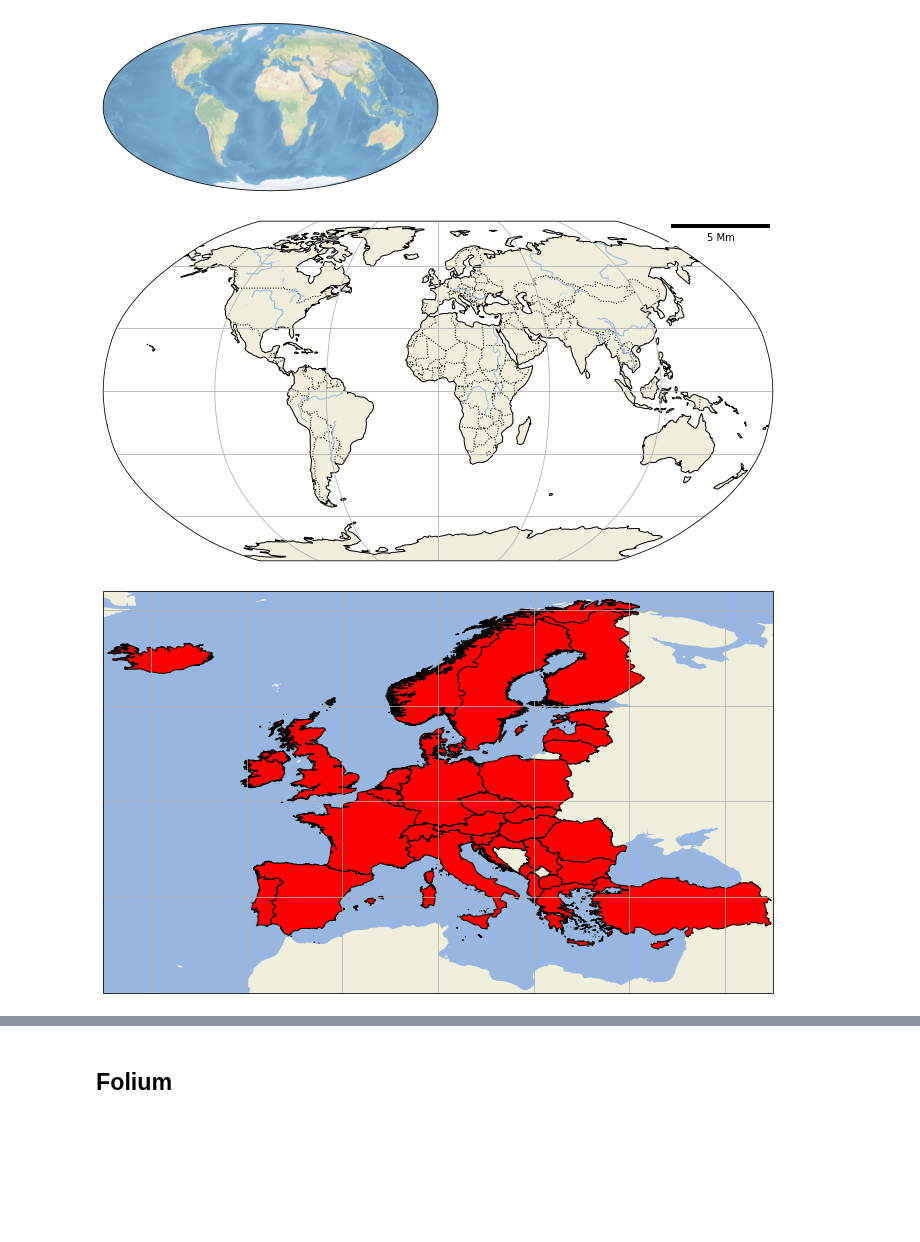
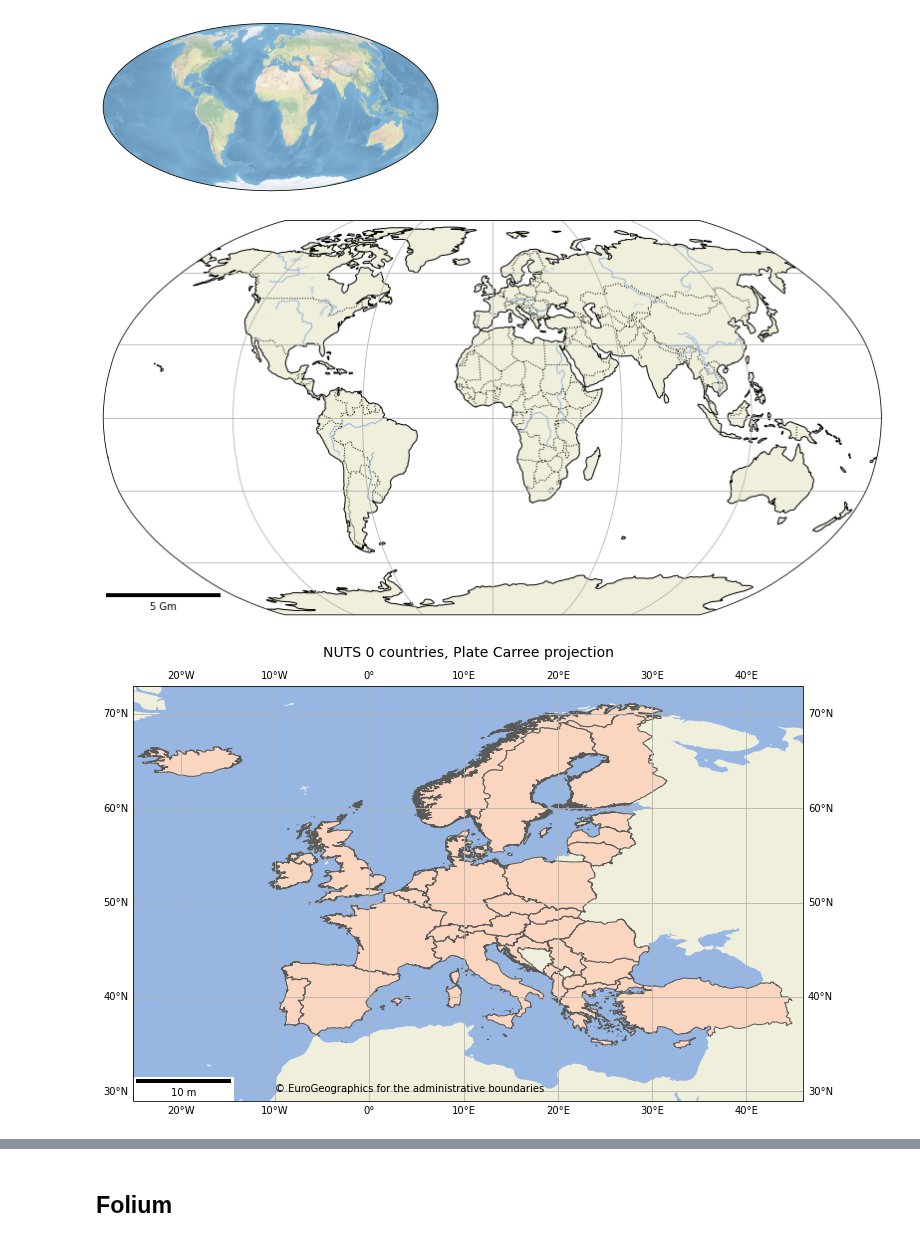
Before and after one commit to GISAdamToth/ArcGIS_Notebooks_thesis, a Jupyter notebook: mapping libraries/mapping_libraries.ipynb, the cells around one changed output, grey strips where cells are left out. Cells and saved outputs as stored; diff of their text form; code cells hidden in the pictures; blank space fills up the shorter version.

```diff
--- a/mapping libraries/mapping_libraries.ipynb
+++ b/mapping libraries/mapping_libraries.ipynb
@@ -47,12 +47,12 @@ else:
 # %% [output]
 NUTS0 geojson file has already been downloaded.
 # %%
-gdf_from_geojson = geopandas.read_file(file_path)
+gdf_from_geojson = gpd.read_file(file_path)
 nuts0_exploded = gdf_from_geojson.explode(index_parts=True)
 nuts0_gdf = nuts0_exploded.cx[-15:, 34:70]
 nuts0_gdf = nuts0_gdf.dissolve(by="NAME_LATN")
 ax = nuts0_gdf.plot(figsize=(8, 8))
-_ = ax.set_xlabel('© EuroGeographics for the administrative boundaries', fontsize = 12, labelpad = 12.0)
+_ = ax.set_xlabel('© EuroGeographics for the administrative boundaries', fontsize=12, labelpad=12.0)
 # %% [output]
 [figure]
 # %% [markdown]
@@ -71,7 +71,7 @@ plt.show()
 # %% [output]
 [figure]
 # %%
-fig = plt.figure(figsize=(12,8))
+fig = plt.figure(figsize=(14,10))
 ax = fig.add_subplot(1, 1, 1, projection=ccrs.Robinson())
 
 ax.add_feature(cfeature.LAND)
@@ -81,35 +81,38 @@ ax.add_feature(cfeature.BORDERS, linestyle=':')
 ax.add_feature(cfeature.LAKES, alpha=0.5)
 ax.add_feature(cfeature.RIVERS)
 ax.gridlines()
-ax.add_artist(ScaleBar(0.001, "km"))
+ax.add_artist(ScaleBar(dx=1, units="km", location="lower left", width_fraction=0.01, length_fraction=0.15))
 
 plt.show()
 # %% [output]
-[figure, old version]
+[figure, new version]
 # %%
 # Create a Cartopy map projection
 projection = ccrs.PlateCarree()
 
 # Create a figure and axis with the desired projection
 fig, ax = plt.subplots(subplot_kw={'projection': projection}, figsize=(12,8))
 
 # Set the extent of the map (optional)
-ax.set_extent([-25, 45, 30, 72], crs=projection)
+ax.set_extent([-25, 46, 29, 73], crs=projection)
 
 ax.add_feature(cfeature.LAND)
 ax.add_feature(cfeature.OCEAN)
 
 # Add your GeoDataFrame to the map
-ax.add_geometries(nuts0_gdf['geometry'], crs=projection, edgecolor='black', facecolor='red')
+ax.add_geometries(nuts0_gdf['geometry'], crs=projection, edgecolor='#595958', facecolor='#fad5c0')
 
 # Customize the appearance of the map
 #ax.coastlines()
-ax.gridlines()
+ax.gridlines(draw_labels=True)
 
-scale_bar = scalebar.ScaleBar(1000, location='lower center')  # 1000 km scale bar
-ax.add_artist(scale_bar)
+ax.set_title('NUTS 0 countries, Plate Carree projection', fontsize=14, pad=14.0)
+
+ax.text(x=-10, y=30, s='© EuroGeographics for the administrative boundaries')
+
+ax.add_artist(ScaleBar(dx=1, units="m", location="lower left", width_fraction=0.01, length_fraction=0.2))
 
 # Show the map
 plt.show()
 # %% [output]
-[figure, old version]
+[figure, new version]
```
Also changed, not shown: parts of 4 cells of this notebook, 2 other files.
